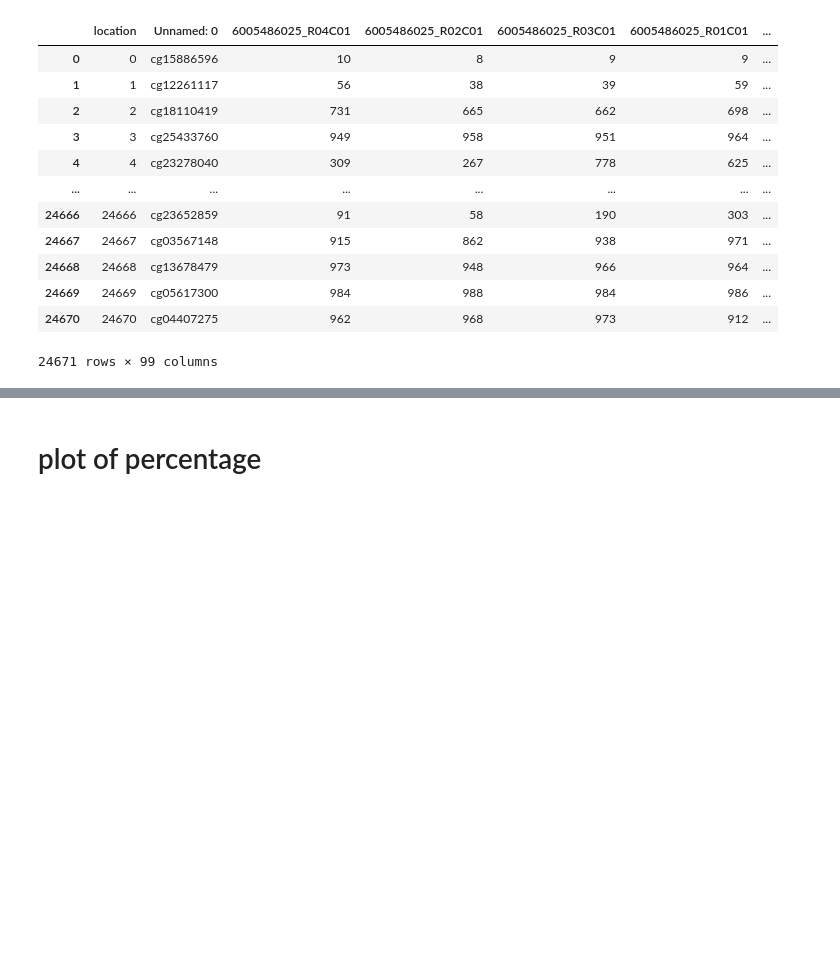
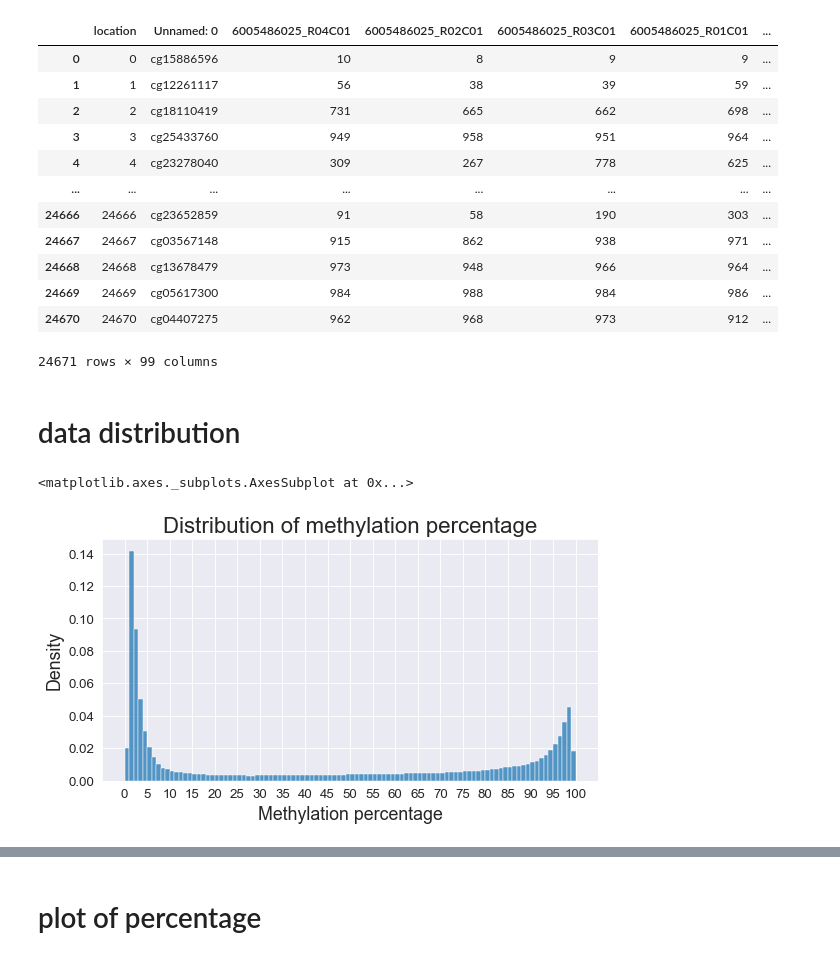
Before and after one commit to bar2466802/CbioHackathon, a Jupyter notebook: moving_average.ipynb, the cells around one changed output, grey strips where cells are left out. Saved outputs shown, nothing was run; the diff lists cells and outputs as text; code cells hidden in the pictures; blank space fills up the shorter version.

```diff
--- a/moving_average.ipynb
+++ b/moving_average.ipynb
@@ -47,3 +49,17 @@ normal
 24671 rows × 99 columns
 # %%
 normal_patients = normal.columns[2:]
+# %% [markdown]
+# data distribution
+# %%
+figure(figsize=(8, 4), dpi=80)
+
+plt.title("Distribution of methylation percentage", size=20)
+plt.ylabel("Density", fontsize=16)
+plt.xlabel("Methylation percentage", fontsize=16)
+plt.xticks(range(0,101,5), fontsize=12)
+plt.yticks(fontsize=12)
+sns.histplot(cells, bins=100, stat="density")
+# %% [output]
+<matplotlib.axes._subplots.AxesSubplot at 0x...>
+[figure, added]
```
Also changed, not shown: parts of 17 cells of this notebook, 3 other files.
